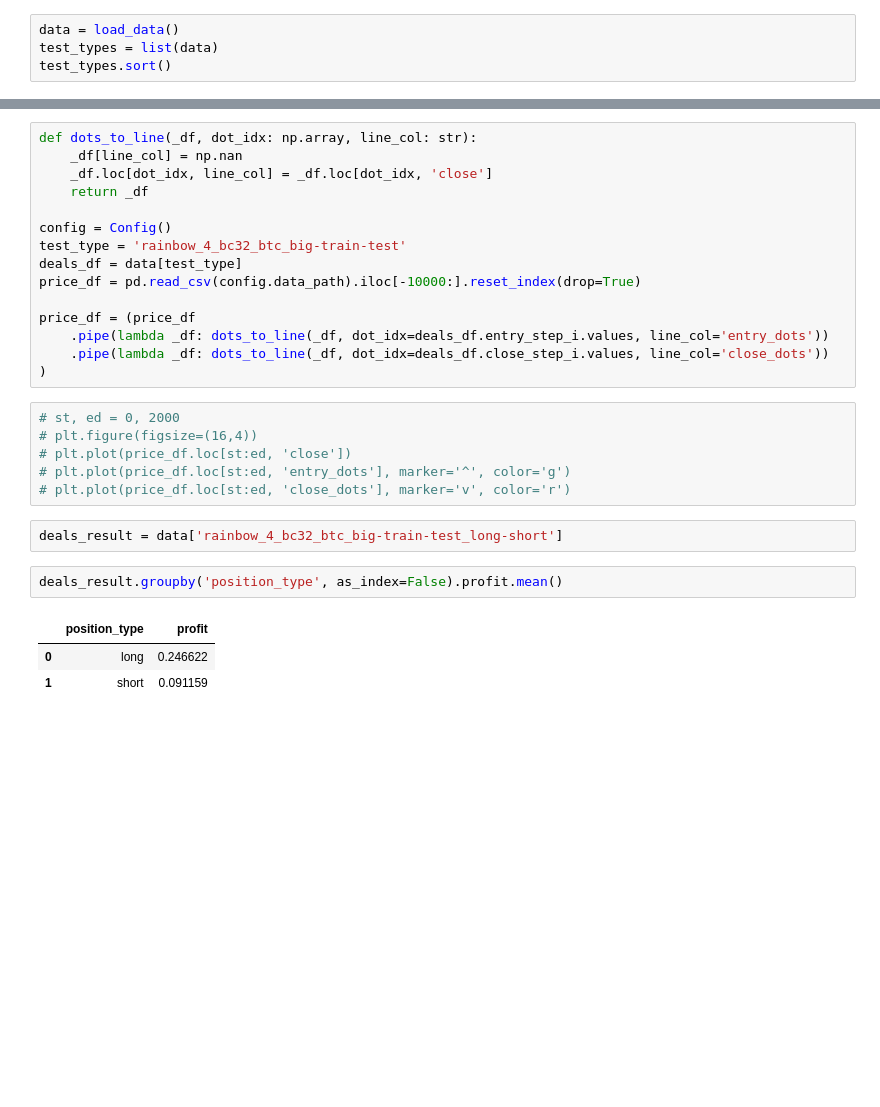
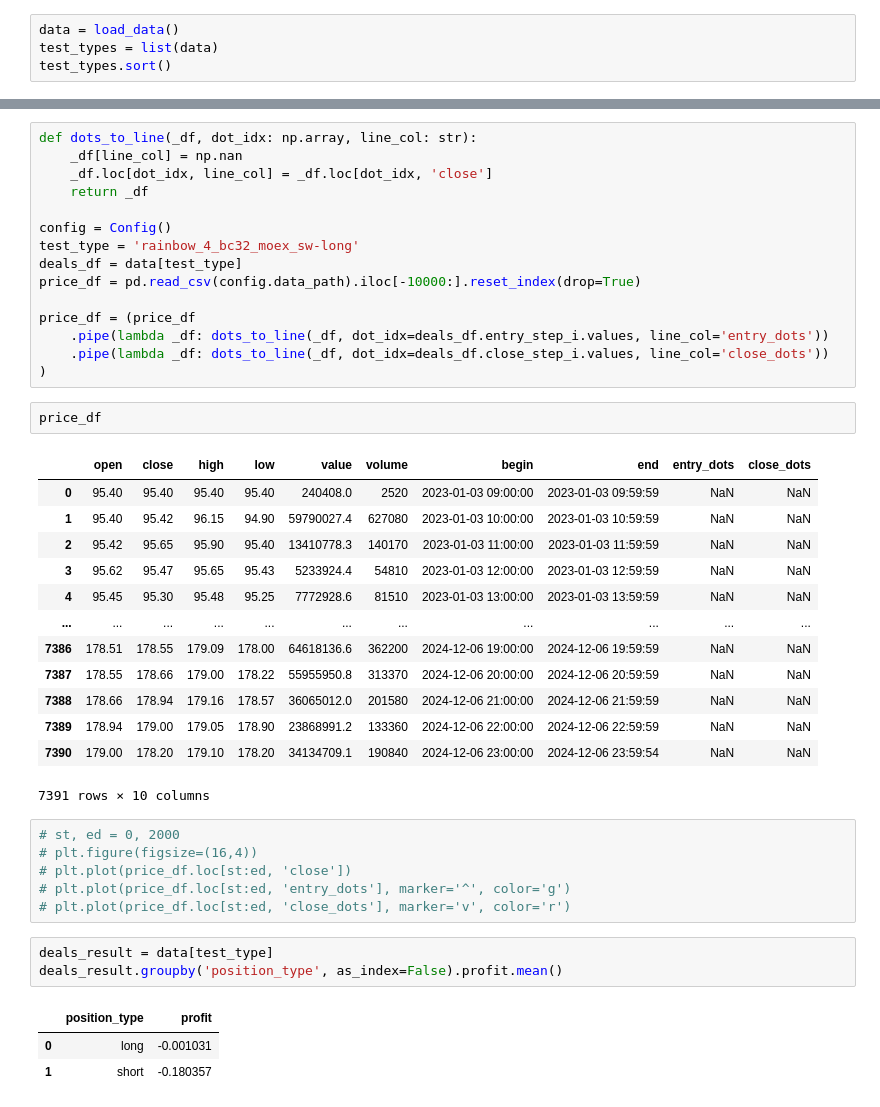
Before and after one commit to NLZer0/DQN_trading_bot, a Jupyter notebook: result_analyze.ipynb, the cells around one changed output, grey strips where cells are left out. Saved outputs shown, nothing was run; the diff lists cells and outputs as text; blank space fills up the shorter version.

```diff
--- a/result_analyze.ipynb
+++ b/result_analyze.ipynb
@@ -141,7 +156,7 @@ def dots_to_line(_df, dot_idx: np.array, line_col: str):
     return _df
 
 config = Config()
-test_type = 'rainbow_4_bc32_btc_big-train-test'
+test_type = 'rainbow_4_bc32_moex_sw-long'
 deals_df = data[test_type]
 price_df = pd.read_csv(config.data_path).iloc[-10000:].reset_index(drop=True)
 
@@ -149,17 +164,32 @@ price_df = (price_df
     .pipe(lambda _df: dots_to_line(_df, dot_idx=deals_df.entry_step_i.values, line_col='entry_dots'))
     .pipe(lambda _df: dots_to_line(_df, dot_idx=deals_df.close_step_i.values, line_col='close_dots'))
 )
+# %%
+price_df
+# %% [output]
+|  | open | close | high | low | value | volume | begin | end | entry_dots | close_dots |
+| 0 | 95.40 | 95.40 | 95.40 | 95.40 | 240408.0 | 2520 | 2023-01-03 09:00:00 | 2023-01-03 09:59:59 | NaN | NaN |
+| 1 | 95.40 | 95.42 | 96.15 | 94.90 | 59790027.4 | 627080 | 2023-01-03 10:00:00 | 2023-01-03 10:59:59 | NaN | NaN |
+| 2 | 95.42 | 95.65 | 95.90 | 95.40 | 13410778.3 | 140170 | 2023-01-03 11:00:00 | 2023-01-03 11:59:59 | NaN | NaN |
+| 3 | 95.62 | 95.47 | 95.65 | 95.43 | 5233924.4 | 54810 | 2023-01-03 12:00:00 | 2023-01-03 12:59:59 | NaN | NaN |
+| 4 | 95.45 | 95.30 | 95.48 | 95.25 | 7772928.6 | 81510 | 2023-01-03 13:00:00 | 2023-01-03 13:59:59 | NaN | NaN |
+| ... | ... | ... | ... | ... | ... | ... | ... | ... | ... | ... |
+| 7386 | 178.51 | 178.55 | 179.09 | 178.00 | 64618136.6 | 362200 | 2024-12-06 19:00:00 | 2024-12-06 19:59:59 | NaN | NaN |
+| 7387 | 178.55 | 178.66 | 179.00 | 178.22 | 55955950.8 | 313370 | 2024-12-06 20:00:00 | 2024-12-06 20:59:59 | NaN | NaN |
+| 7388 | 178.66 | 178.94 | 179.16 | 178.57 | 36065012.0 | 201580 | 2024-12-06 21:00:00 | 2024-12-06 21:59:59 | NaN | NaN |
+| 7389 | 178.94 | 179.00 | 179.05 | 178.90 | 23868991.2 | 133360 | 2024-12-06 22:00:00 | 2024-12-06 22:59:59 | NaN | NaN |
+| 7390 | 179.00 | 178.20 | 179.10 | 178.20 | 34134709.1 | 190840 | 2024-12-06 23:00:00 | 2024-12-06 23:59:54 | NaN | NaN |
+7391 rows × 10 columns
 # %%
 # st, ed = 0, 2000
 # plt.figure(figsize=(16,4))
 # plt.plot(price_df.loc[st:ed, 'close'])
 # plt.plot(price_df.loc[st:ed, 'entry_dots'], marker='^', color='g')
 # plt.plot(price_df.loc[st:ed, 'close_dots'], marker='v', color='r')
-# %%
-deals_result = data['rainbow_4_bc32_btc_big-train-test_long-short']
 # %%
+deals_result = data[test_type]
 deals_result.groupby('position_type', as_index=False).profit.mean()
 # %% [output]
 |  | position_type | profit |
-| 0 | long | 0.246622 |
-| 1 | short | 0.091159 |
+| 0 | long | -0.001031 |
+| 1 | short | -0.180357 |
```
Also changed, not shown: parts of 15 cells of this notebook, 17 other files.
